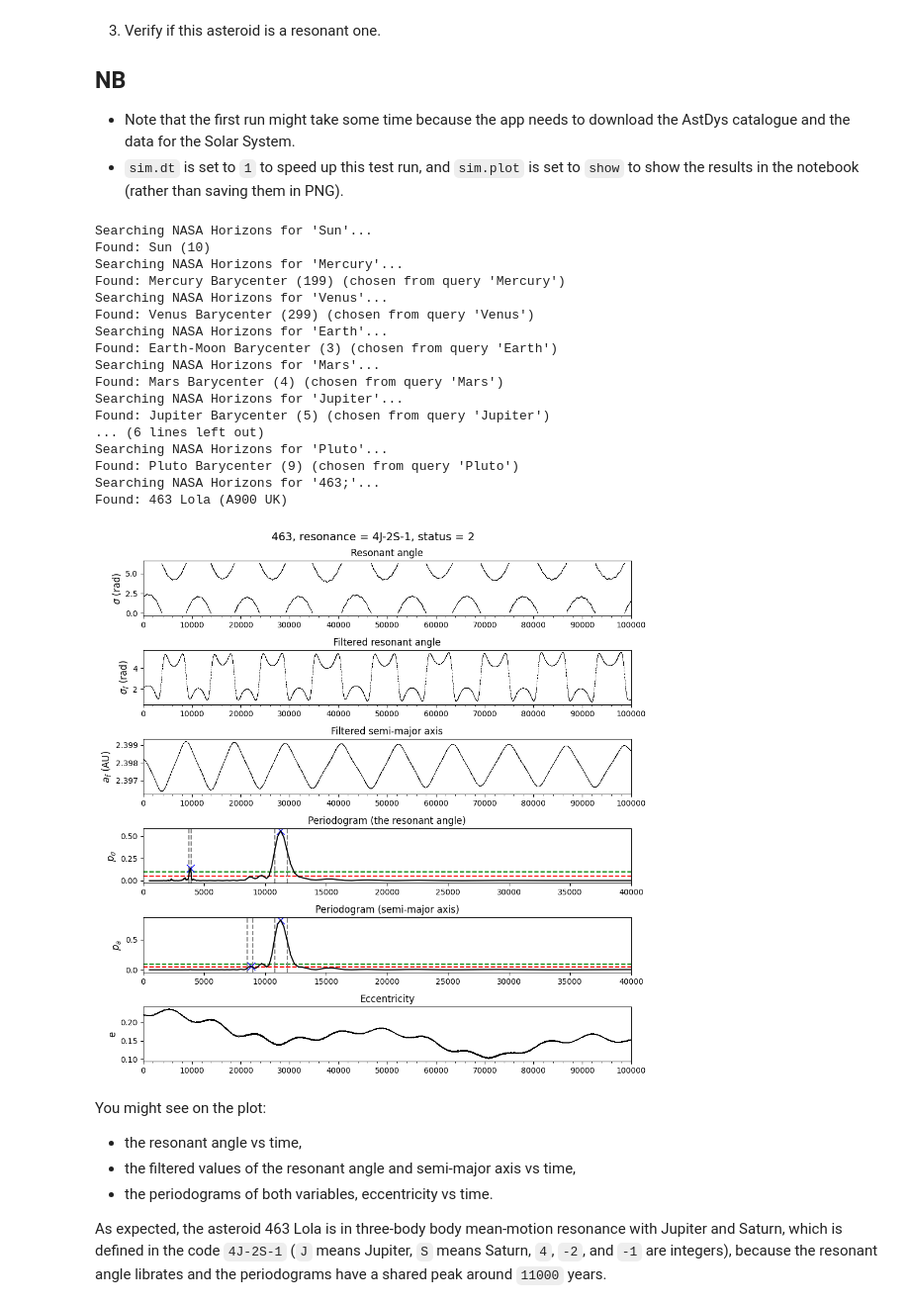
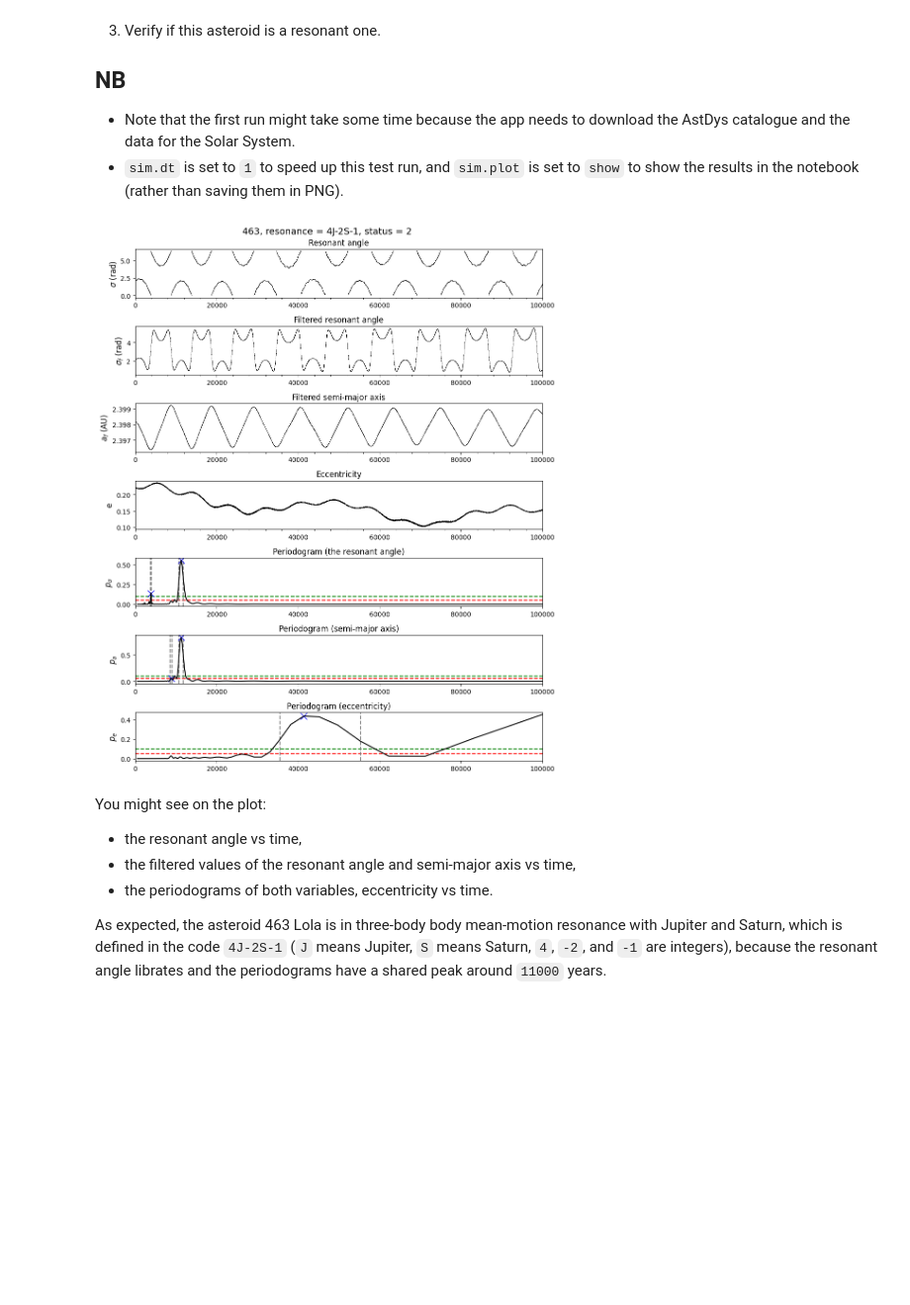
Before and after one commit to smirik/resonances, a Jupyter notebook: docs/quick-start.ipynb, the cells around one changed output. Shown: that part at 99% size. Cells and saved outputs as stored; diff of their text form; code cells hidden in the pictures; blank space fills up the shorter version.

```diff
--- a/docs/quick-start.ipynb
+++ b/docs/quick-start.ipynb
@@ -22,27 +22,10 @@ warnings.filterwarnings("ignore")
 # %%
 import resonances
 
-sim = resonances.check(463, '4J-2S-1')
+sim = resonances.check(463, '4J-2S-1', plot_type="both") # plot_type to 'both' to display in the notebook
 sim.run()
 # %% [output]
-Searching NASA Horizons for 'Sun'...
-Found: Sun (10)
-Searching NASA Horizons for 'Mercury'...
-Found: Mercury Barycenter (199) (chosen from query 'Mercury')
-Searching NASA Horizons for 'Venus'...
-Found: Venus Barycenter (299) (chosen from query 'Venus')
-Searching NASA Horizons for 'Earth'...
-Found: Earth-Moon Barycenter (3) (chosen from query 'Earth')
-Searching NASA Horizons for 'Mars'...
-Found: Mars Barycenter (4) (chosen from query 'Mars')
-Searching NASA Horizons for 'Jupiter'...
-Found: Jupiter Barycenter (5) (chosen from query 'Jupiter')
-... (6 lines left out)
-Searching NASA Horizons for 'Pluto'...
-Found: Pluto Barycenter (9) (chosen from query 'Pluto')
-Searching NASA Horizons for '463;'...
-Found: 463 Lola (A900 UK)
-[figure, old version]
+[figure, new version]
 # %% [markdown]
 You might see on the plot:
 
```
Also changed, not shown: parts of 9 cells of this notebook, 3 other files.
